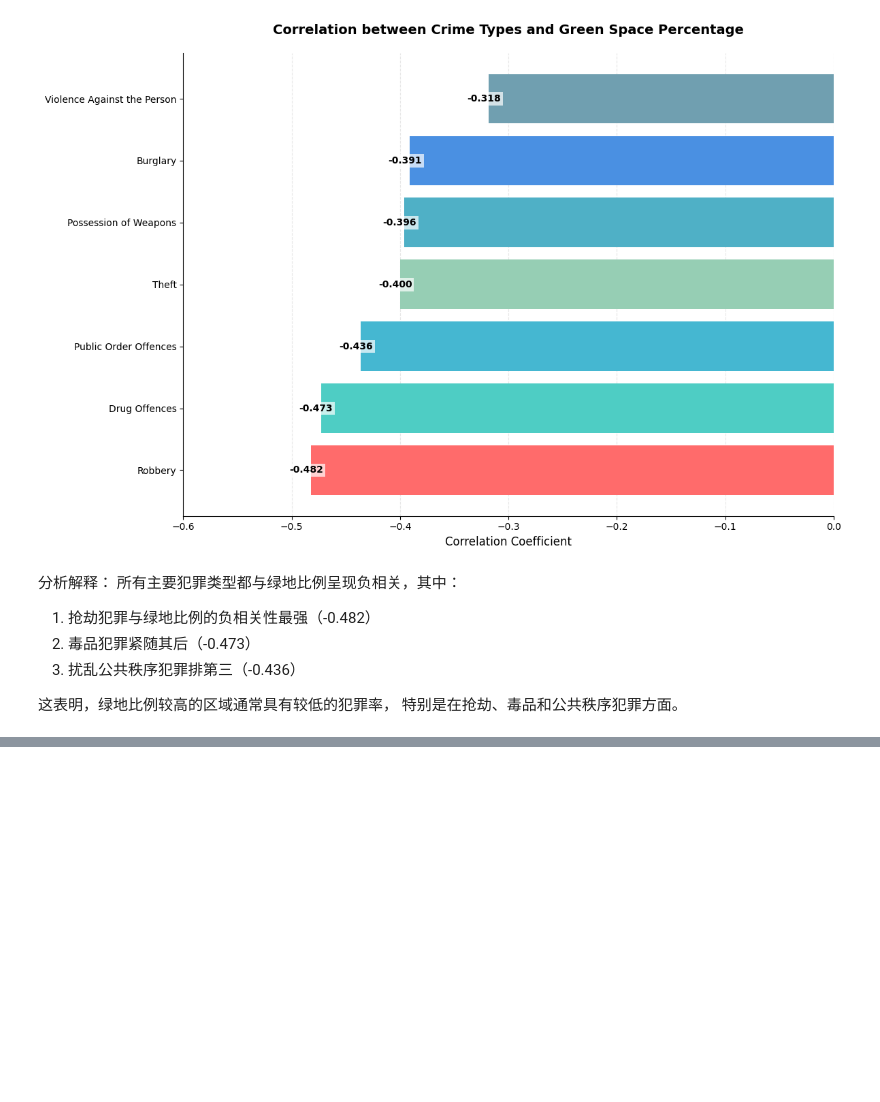
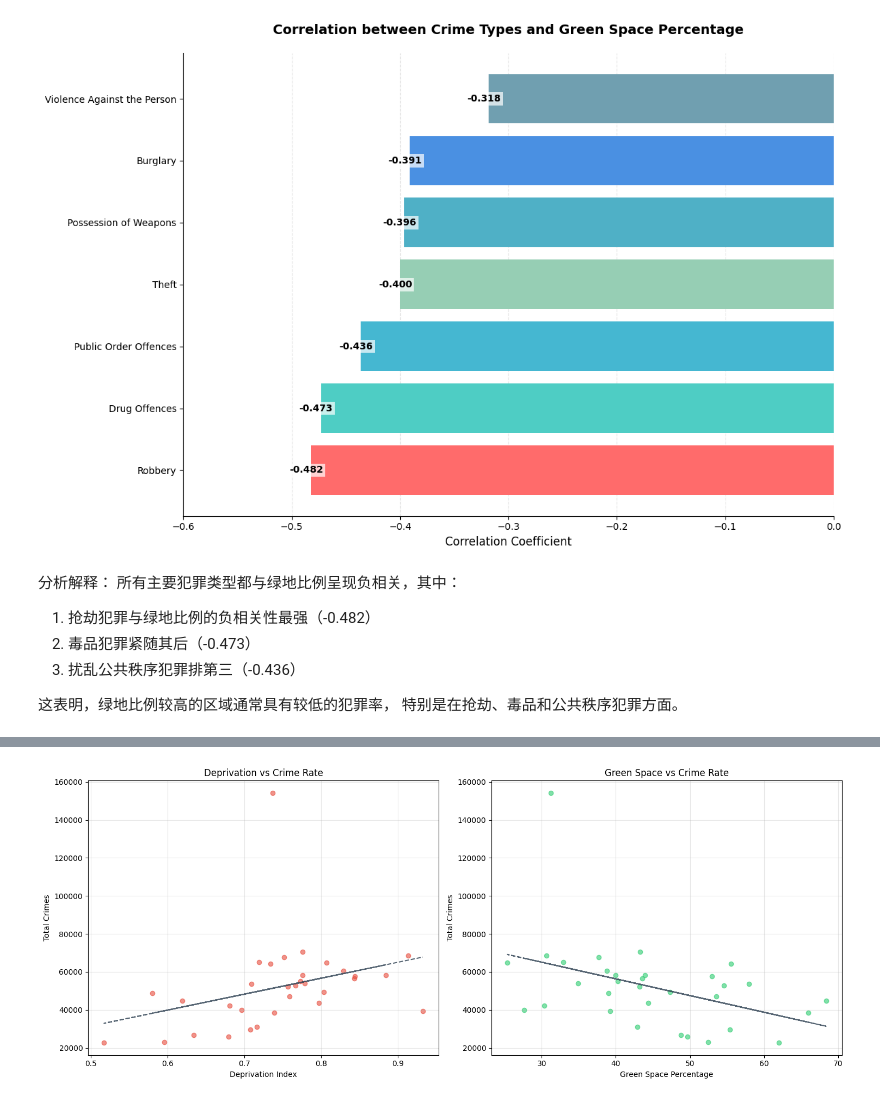
Before and after one commit to YIHANWANG1/group_work, a Jupyter notebook: cw.ipynb, the cells around one changed output, grey strips where cells are left out. Cells and saved outputs as stored; diff of their text form; code cells hidden in the pictures; blank space fills up the shorter version.

```diff
--- a/cw.ipynb
+++ b/cw.ipynb
@@ -642,0 +830,91 @@ plt.show()
+# %%
+# 计算相关性
+print("与犯罪率的相关性分析：")
+crime_correlations = {
+    '贫困指数': final_data['deprivation_index'].corr(final_data['Total Crimes']),
+    '绿地比例': final_data['percent_green'].corr(final_data['Total Crimes'])
+}
+
+for var, corr in crime_correlations.items():
+    print(f"{var}与犯罪率的相关性: {corr:.3f}")
+
+# 创建散点图
+plt.figure(figsize=(15, 6))
+
+# 贫困指数与犯罪率
+plt.subplot(1, 2, 1)
+plt.scatter(final_data['deprivation_index'], final_data['Total Crimes'],
+           alpha=0.6, c='#e74c3c')
+plt.xlabel('Deprivation Index')
+plt.ylabel('Total Crimes')
+plt.title('Deprivation vs Crime Rate')
+plt.grid(True, alpha=0.3)
+
+# 添加趋势线
+z = np.polyfit(final_data['deprivation_index'], final_data['Total Crimes'], 1)
+p = np.poly1d(z)
+plt.plot(final_data['deprivation_index'],
+         p(final_data['deprivation_index']),
+         "--", color='#2c3e50', alpha=0.8)
+
+# 绿地比例与犯罪率
+plt.subplot(1, 2, 2)
+plt.scatter(final_data['percent_green'], final_data['Total Crimes'],
+           alpha=0.6, c='#2ecc71')
+plt.xlabel('Green Space Percentage')
+plt.ylabel('Total Crimes')
+plt.title('Green Space vs Crime Rate')
+plt.grid(True, alpha=0.3)
+
+# 添加趋势线
+z = np.polyfit(final_data['percent_green'], final_data['Total Crimes'], 1)
+p = np.poly1d(z)
+plt.plot(final_data['percent_green'],
+         p(final_data['percent_green']),
+         "--", color='#2c3e50', alpha=0.8)
+
+plt.tight_layout()
+plt.show()
+
+# 找出高犯罪率区域的特征
+print("\n犯罪率最高的5个区域特征：")
+high_crime = final_data.nlargest(5, 'Total Crimes')[
+    ['NAME', 'Total Crimes', 'deprivation_index', 'percent_green']
+].round(2)
+print(high_crime)
+
+print("\n犯罪率最低的5个区域特征：")
+low_crime = final_data.nsmallest(5, 'Total Crimes')[
+    ['NAME', 'Total Crimes', 'deprivation_index', 'percent_green']
+].round(2)
+print(low_crime)
+
+# 计算多元回归
+from sklearn.linear_model import LinearRegression
+from sklearn.preprocessing import StandardScaler
+
+# 准备数据
+X = final_data[['deprivation_index', 'percent_green']]
+y = final_data['Total Crimes']
+
+# 标准化变量
+scaler = StandardScaler()
+X_scaled = scaler.fit_transform(X)
+
+# 拟合模型
+model = LinearRegression()
+model.fit(X_scaled, y)
+
+# 输出回归结果
+print("\n多元回归分析：")
+print("标准化系数：")
+for name, coef in zip(['贫困指数', '绿地比例'], model.coef_):
+    print(f"{name}: {coef:.2f}")
+print(f"R-squared: {model.score(X_scaled, y):.3f}")
+
+# 计算每个变量对犯罪率的相对重要性
+importance = abs(model.coef_) / sum(abs(model.coef_)) * 100
+print("\n各变量对犯罪率的相对重要性：")
+for name, imp in zip(['贫困指数', '绿地比例'], importance):
+    print(f"{name}: {imp:.1f}%")
+# %% [output]
@@ -642,0 +924 @@ plt.show()
+[figure, added]
```
Also changed, not shown: parts of 11 cells of this notebook, 1 other file.
